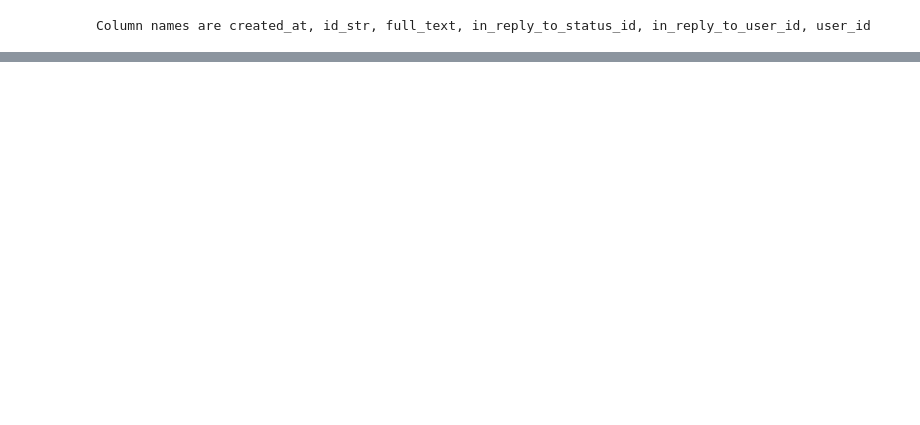
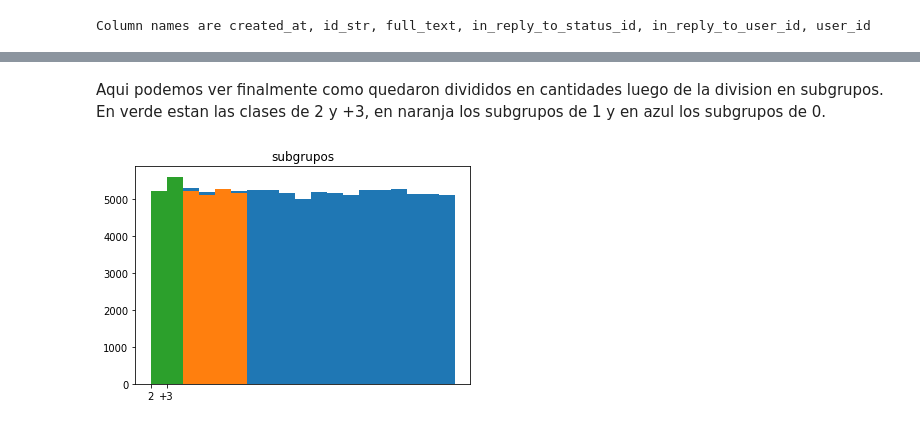
Before and after one commit to joaquinfeltes/Predecir_respuestas_de_tweets, a Jupyter notebook: Parseo_dataset.ipynb, the cells around one changed output, grey strips where cells are left out. Cells and saved outputs as stored; diff of their text form; code cells hidden in the pictures; blank space fills up the shorter version.

```diff
--- a/Parseo_dataset.ipynb
+++ b/Parseo_dataset.ipynb
@@ -147,0 +246,28 @@ test_df =  rest.drop(develop_df.index)
+# %%
+training_0_df  = training_df.loc[training_df['class'] == "0"]
+training_1_df  = training_df.loc[training_df['class'] == "1"]
+
+# training_2_df  = training_df.loc[training_df['class'] == "2"]
+# training_3_df  = training_df.loc[training_df['class'] == "+3"]
+#extra tiene las clases de 2 y +3, los df de esas clases no hacen falta
+training_extra_df = training_df.drop(training_0_df.index)
+training_extra_df = training_extra_df.drop(training_1_df.index)
+# %%
+training_0_df['subgrupo'] = np.random.randint(1,19, size=len(training_0_df))#93781 / 5400  (5400 es el promedio entre las otras clases, da 18 )
+training_1_df['subgrupo'] = np.random.randint(1,6, size=len(training_1_df))#25895/5400 da 5
+training_extra_df['subgrupo'] = np.zeros(shape=len(training_extra_df), dtype = int)
+# %% [markdown]
+Aqui podemos ver finalmente como quedaron divididos en cantidades luego de la division en subgrupos. En verde estan las clases de 2 y +3, en naranja los subgrupos de 1 y en azul los subgrupos de 0.
+# %%
+
+arreglo_0 = training_0_df[['subgrupo']].to_numpy()
+arreglo_1 = training_1_df[['subgrupo']].to_numpy()
+arreglo_extra = arregloo = training_extra_df[['class']].to_numpy()
+plt.hist(arreglo_0, bins = range(1,20))
+plt.hist(arreglo_1, bins = range(1,7))
+plt.hist(arreglo_extra, bins = [0,1,2])
+
+plt.title("subgrupos")
+plt.show()
+# %% [output]
+[figure, added]
```
Also changed, not shown: parts of 20 cells of this notebook.
